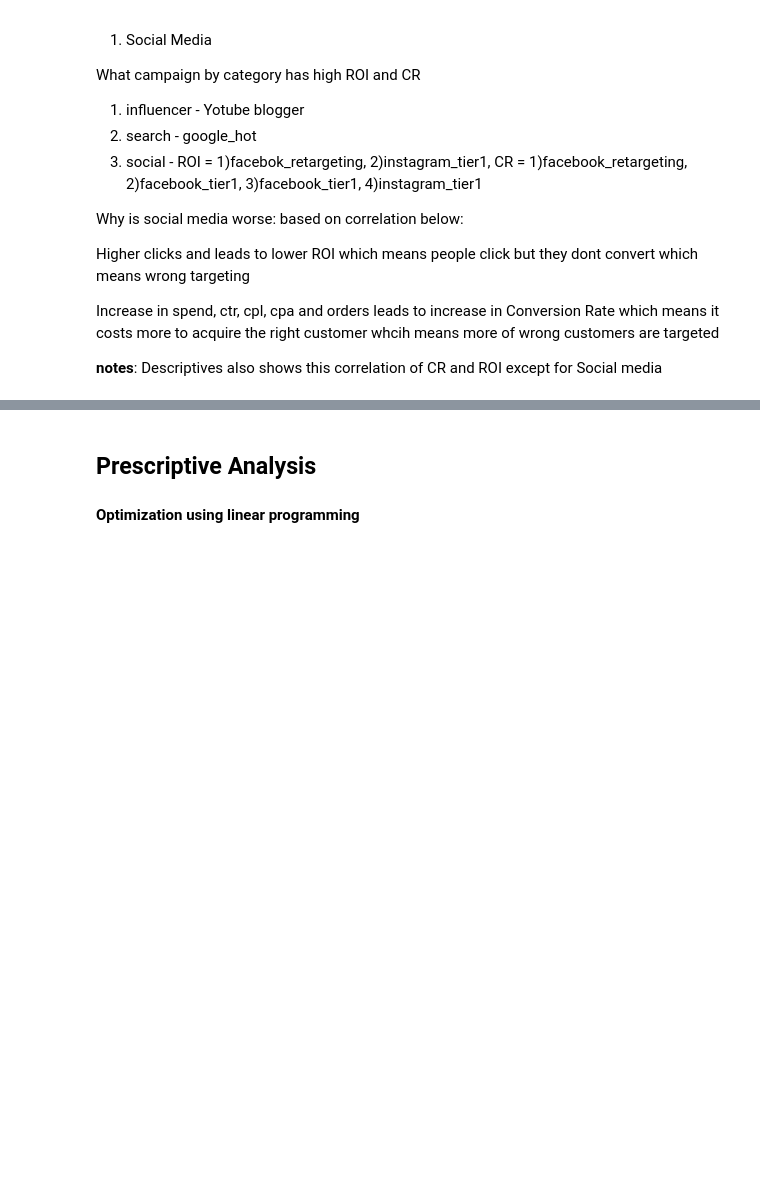
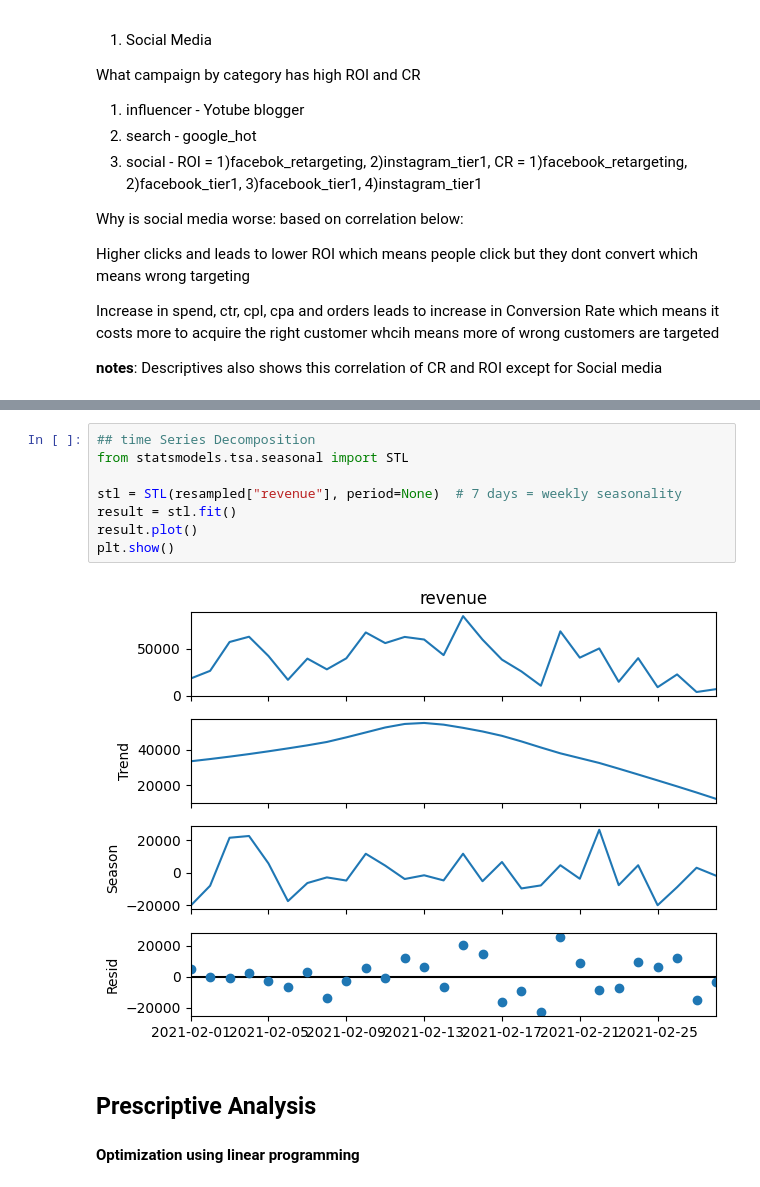
Before and after one commit to Karl-Wilson/Optimizing-Marketing-Strategies-Through-Data-Driven-Analysis-1, a Jupyter notebook: Data Analysis.ipynb, the cells around one changed output, grey strips where cells are left out. Cells and saved outputs as stored; diff of their text form; blank space fills up the shorter version.

```diff
--- a/Data Analysis.ipynb
+++ b/Data Analysis.ipynb
@@ -744,3 +1305,13 @@ Further analysis
+# %%
+## time Series Decomposition
+from statsmodels.tsa.seasonal import STL
+
+stl = STL(resampled["revenue"], period=None)  # 7 days = weekly seasonality
+result = stl.fit()
+result.plot()
+plt.show()
+# %% [output]
+[figure, added]
 # %% [markdown]
 ## Prescriptive Analysis
 #### Optimization using linear programming
```
Also changed, not shown: parts of 46 cells of this notebook.
